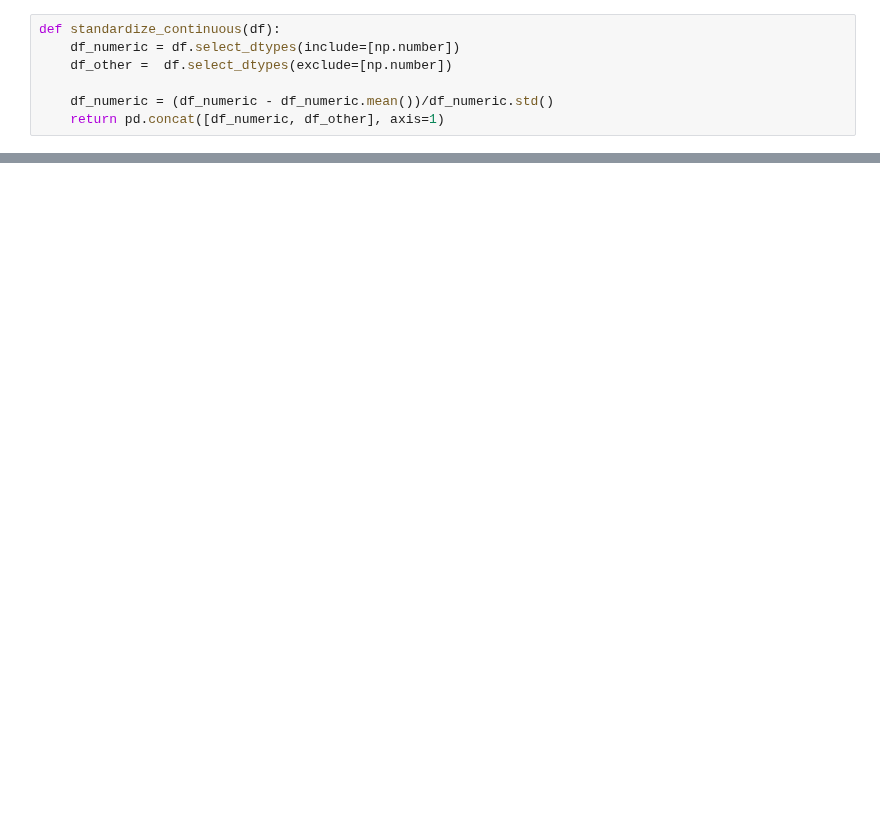
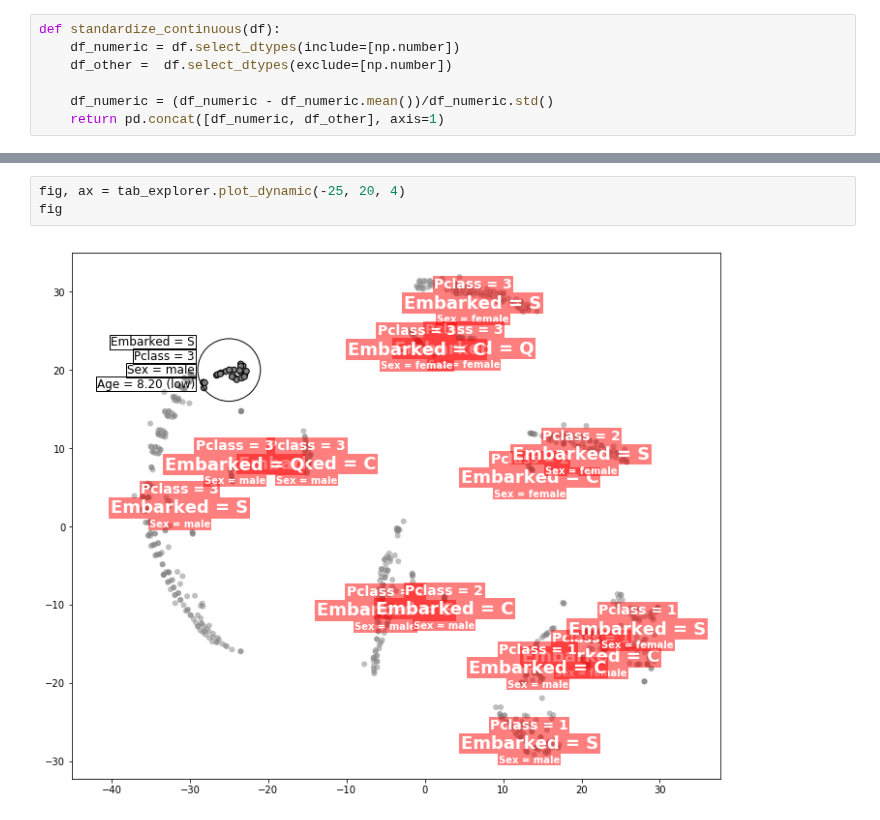
Before and after one commit to simejanko/mag-multidim-proj-visualisation, a Jupyter notebook: showcases/tab_exploration.ipynb, the cells around one changed output, grey strips where cells are left out. Drawn from its saved outputs; the diff is of its cells as text; blank space fills up the shorter version.

```diff
--- a/showcases/tab_exploration.ipynb
+++ b/showcases/tab_exploration.ipynb
@@ -46,0 +58,5 @@ fig, ax = tab_explorer.plot_static(classes=clusters)
+# %%
+fig, ax = tab_explorer.plot_dynamic(-25, 20, 4)
+fig
+# %% [output]
+[figure, added]
```
Also changed, not shown: parts of 8 cells of this notebook, 1 other file.
